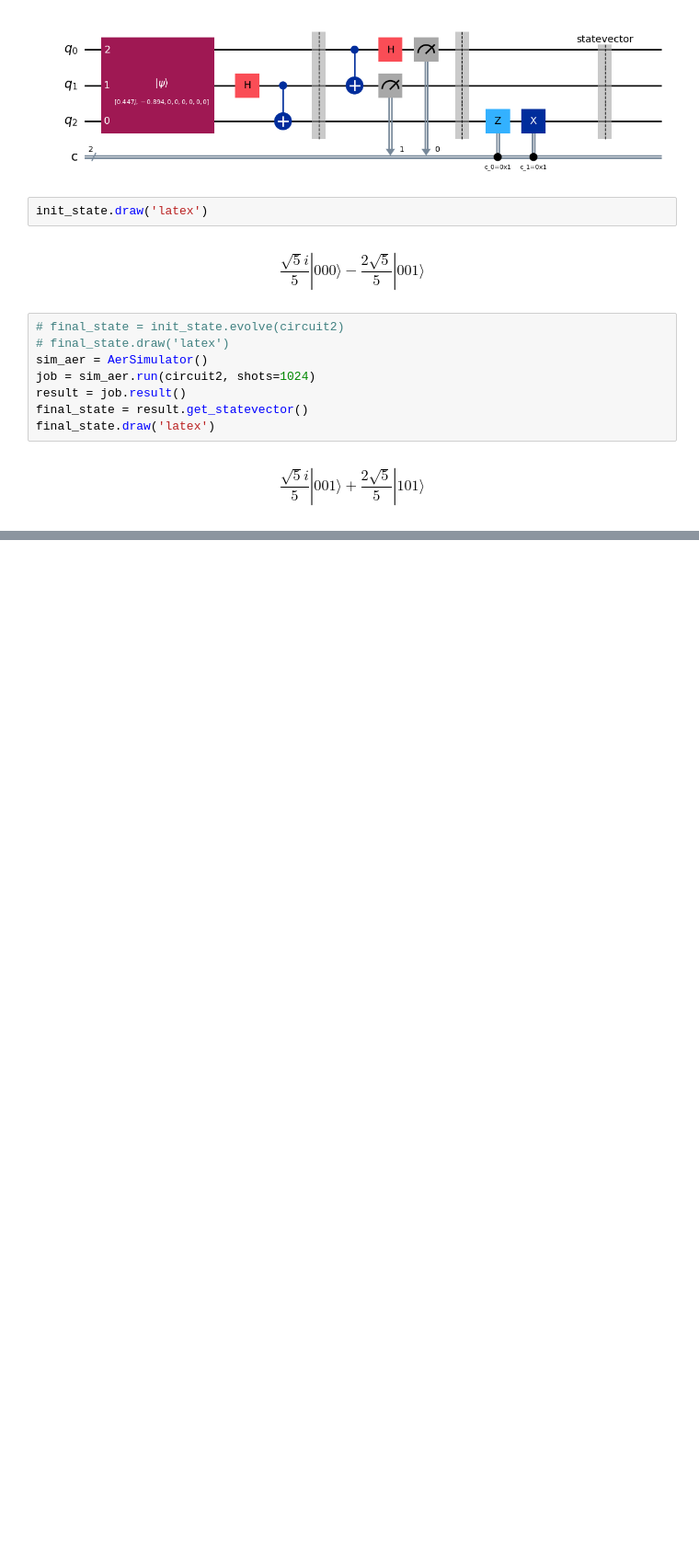
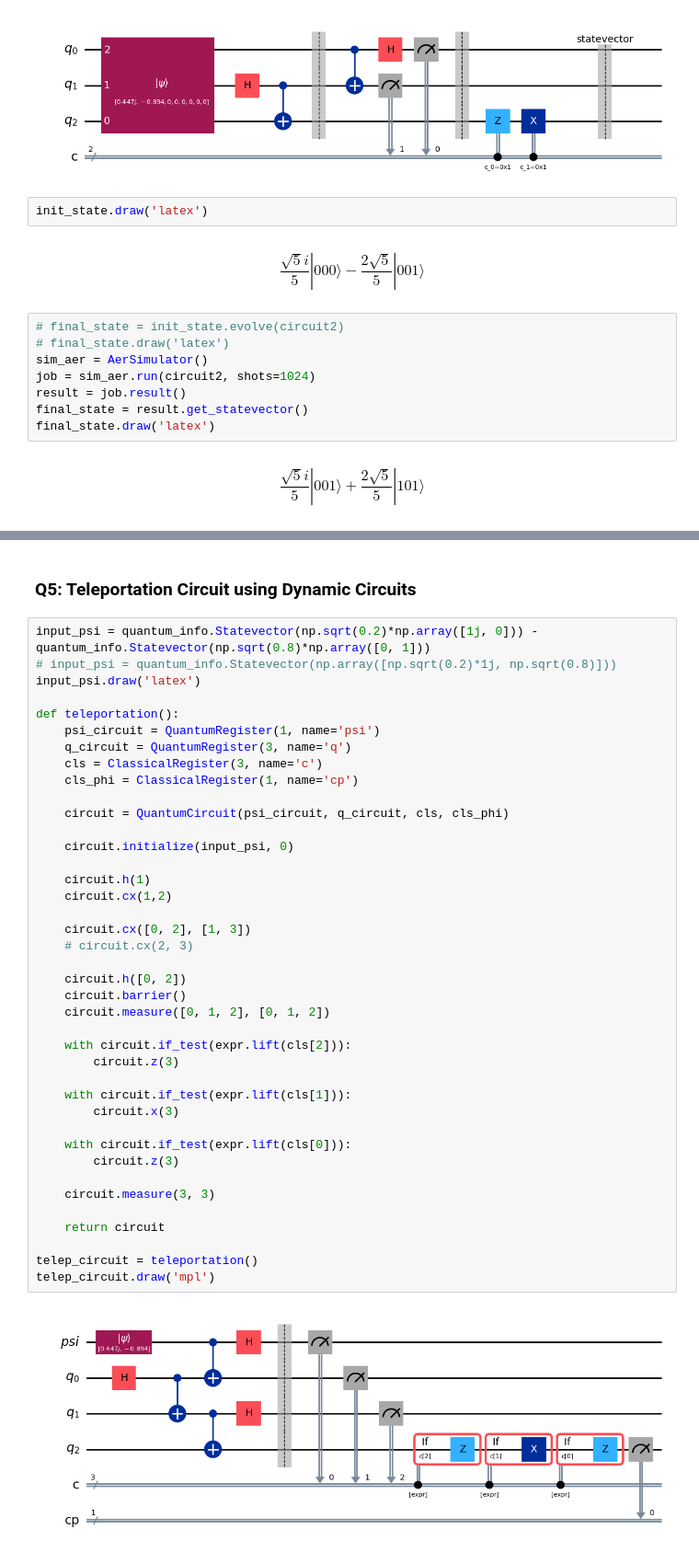
Before and after one commit to isamabdullah88/quantum-computing, a Jupyter notebook: teleportation.ipynb, the cells around one changed output, grey strips where cells are left out. Shown: that part at 92% size. Cells and saved outputs as stored; diff of their text form; blank space fills up the shorter version.

```diff
--- a/teleportation.ipynb
+++ b/teleportation.ipynb
@@ -55,0 +117,44 @@ $$\frac{\sqrt{5} i}{5} |001\rangle+\frac{2 \sqrt{5}}{5} |101\rangle$$
+# %% [markdown]
+### Q5: Teleportation Circuit using Dynamic Circuits
+# %%
+input_psi = quantum_info.Statevector(np.sqrt(0.2)*np.array([1j, 0])) - quantum_info.Statevector(np.sqrt(0.8)*np.array([0, 1]))
+# input_psi = quantum_info.Statevector(np.array([np.sqrt(0.2)*1j, np.sqrt(0.8)]))
+input_psi.draw('latex')
+
+def teleportation():
+    psi_circuit = QuantumRegister(1, name='psi')
+    q_circuit = QuantumRegister(3, name='q')
+    cls = ClassicalRegister(3, name='c')
+    cls_phi = ClassicalRegister(1, name='cp')
+
+    circuit = QuantumCircuit(psi_circuit, q_circuit, cls, cls_phi)
+
+    circuit.initialize(input_psi, 0)
+
+    circuit.h(1)
+    circuit.cx(1,2)
+
+    circuit.cx([0, 2], [1, 3])
+    # circuit.cx(2, 3)
+
+    circuit.h([0, 2])
+    circuit.barrier()
+    circuit.measure([0, 1, 2], [0, 1, 2])
+
+    with circuit.if_test(expr.lift(cls[2])):
+        circuit.z(3)
+
+    with circuit.if_test(expr.lift(cls[1])):
+        circuit.x(3)
+
+    with circuit.if_test(expr.lift(cls[0])):
+        circuit.z(3)
+
+    circuit.measure(3, 3)
+
+    return circuit
+
+telep_circuit = teleportation()
+telep_circuit.draw('mpl')
+# %% [output]
+[figure, added]
```
Also changed, not shown: parts of 5 cells of this notebook.
